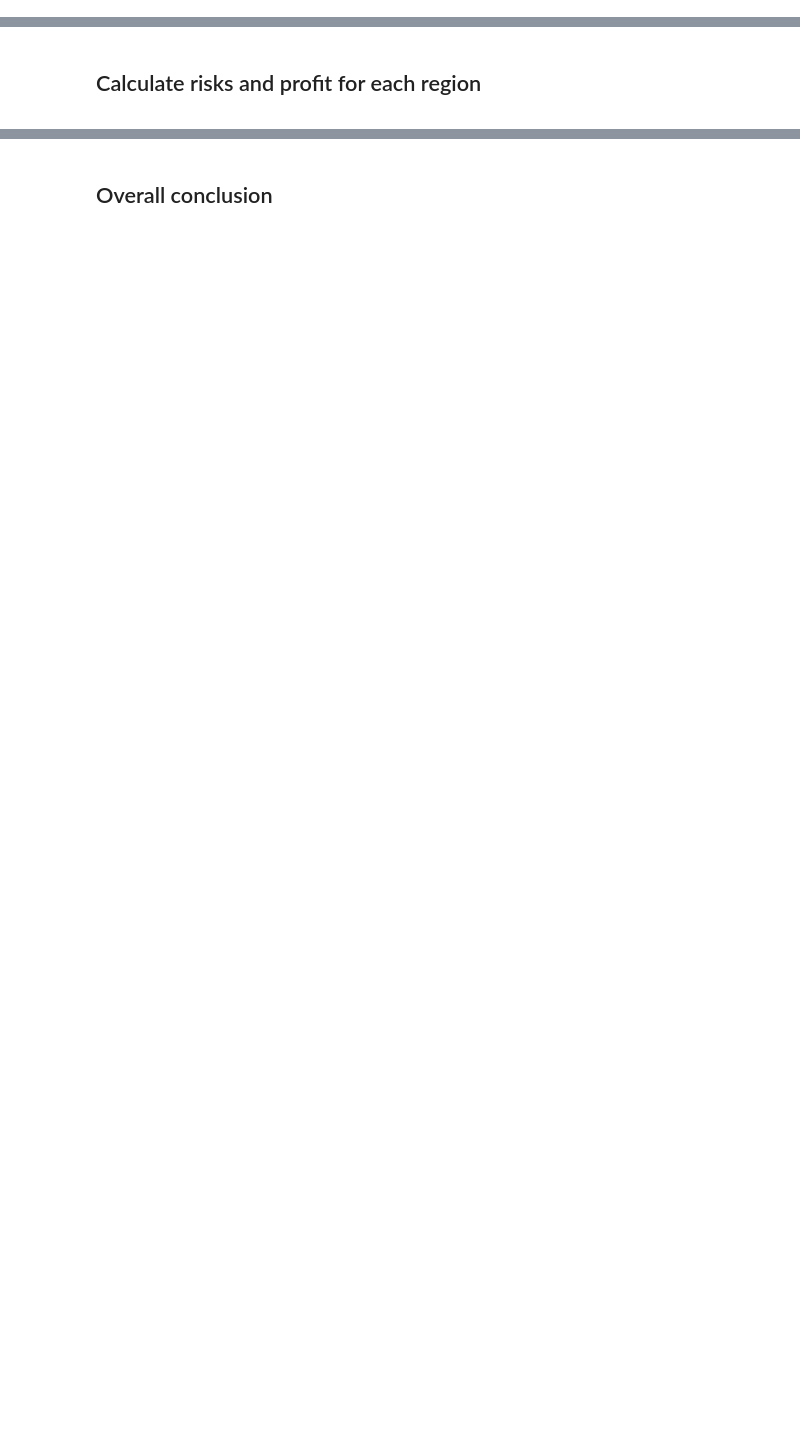
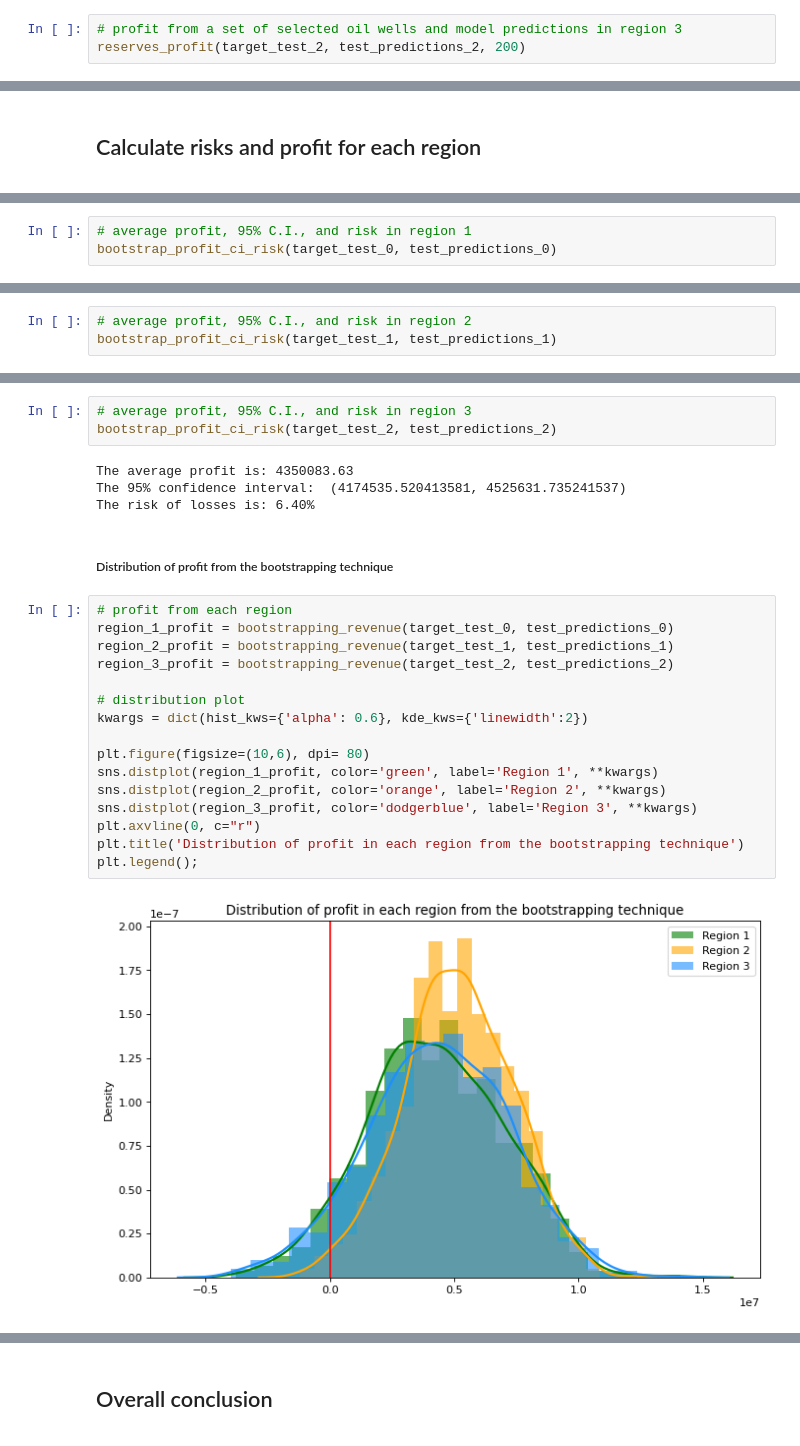
Before and after one commit to chuksoo/reservoir_optimizationML, a Jupyter notebook: oil_reserves_predictML.ipynb, the cells around one changed output, grey strips where cells are left out. Cells and saved outputs as stored; diff of their text form; blank space fills up the shorter version.

```diff
--- a/oil_reserves_predictML.ipynb
+++ b/oil_reserves_predictML.ipynb
@@ -485,0 +517,3 @@ print(target_sort)
+# %%
+# profit from a set of selected oil wells and model predictions in region 3
+reserves_profit(target_test_2, test_predictions_2, 200)
@@ -489,0 +569,3 @@ print(target_sort)
+# %%
+# average profit, 95% C.I., and risk in region 1
+bootstrap_profit_ci_risk(target_test_0, test_predictions_0)
@@ -489,0 +578,3 @@ print(target_sort)
+# %%
+# average profit, 95% C.I., and risk in region 2
+bootstrap_profit_ci_risk(target_test_1, test_predictions_1)
@@ -489,0 +587,27 @@ print(target_sort)
+# %%
+# average profit, 95% C.I., and risk in region 3
+bootstrap_profit_ci_risk(target_test_2, test_predictions_2)
+# %% [output]
+The average profit is: 4350083.63
+The 95% confidence interval:  (4174535.520413581, 4525631.735241537)
+The risk of losses is: 6.40%
+# %% [markdown]
+##### Distribution of profit from the bootstrapping technique
+# %%
+# profit from each region
+region_1_profit = bootstrapping_revenue(target_test_0, test_predictions_0)
+region_2_profit = bootstrapping_revenue(target_test_1, test_predictions_1)
+region_3_profit = bootstrapping_revenue(target_test_2, test_predictions_2)
+
+# distribution plot
+kwargs = dict(hist_kws={'alpha': 0.6}, kde_kws={'linewidth':2})
+
+plt.figure(figsize=(10,6), dpi= 80)
+sns.distplot(region_1_profit, color='green', label='Region 1', **kwargs)
+sns.distplot(region_2_profit, color='orange', label='Region 2', **kwargs)
+sns.distplot(region_3_profit, color='dodgerblue', label='Region 3', **kwargs)
+plt.axvline(0, c="r")
+plt.title('Distribution of profit in each region from the bootstrapping technique')
+plt.legend();
+# %% [output]
+[figure, added]
```
Also changed, not shown: parts of 38 cells of this notebook.
